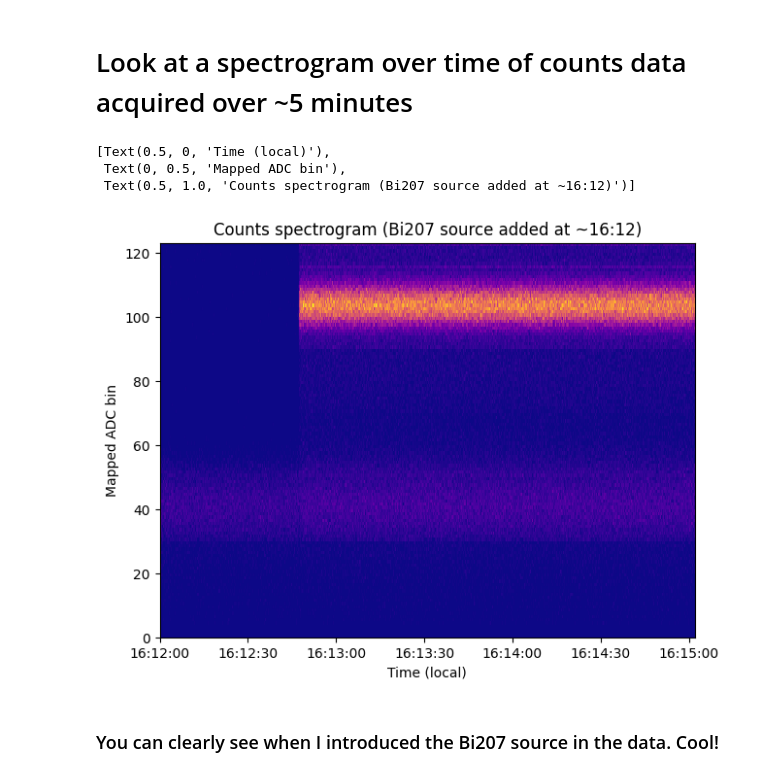
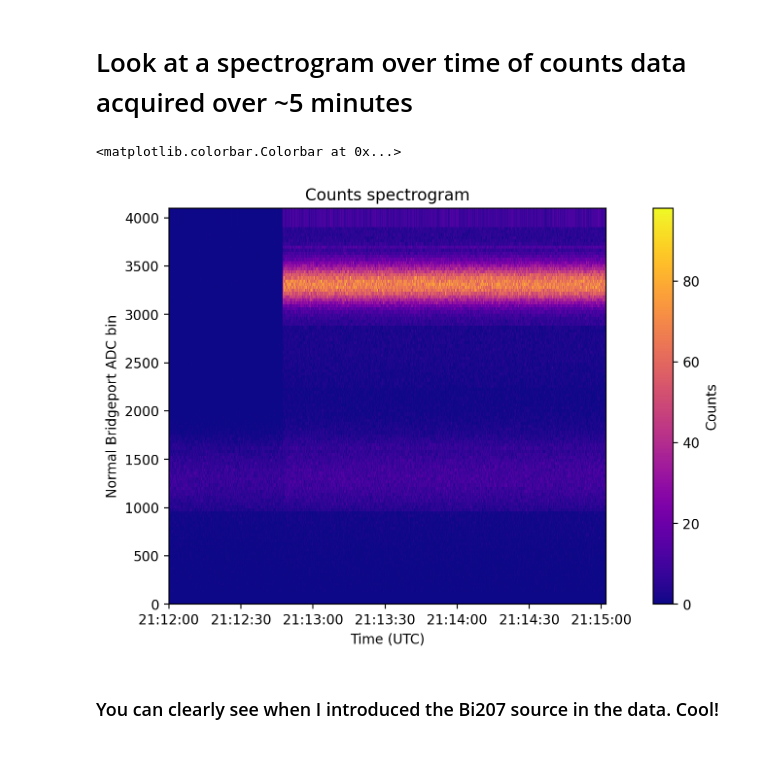
Before and after one commit to umn-impish/umn-detector-code, a Jupyter notebook: python/examples/nominal-science-example/nominal-analysis.ipynb, the cells around one changed output. Drawn from its saved outputs; the diff is of its cells as text; code cells hidden in the pictures.

```diff
--- a/python/examples/nominal-science-example/nominal-analysis.ipynb
+++ b/python/examples/nominal-science-example/nominal-analysis.ipynb
@@ -65,22 +50,18 @@ times = np.array([np.datetime64(t) for t in times])
-# %%
-fig, ax = plt.subplots(layout='constrained')
-weird_adc_bins = np.arange(counts_spectrogram.shape[1] + 1)
-ax.pcolormesh(
-    times,
-    weird_adc_bins,
-    counts_spectrogram.T,
-    cmap='plasma'
-)
-
-ax.set(
-    xlabel='Time (local)',
-    ylabel='Mapped ADC bin',
-    title='Counts spectrogram (Bi207 source added at ~16:12)'
-)
-# %% [output]
-[Text(0.5, 0, 'Time (local)'),
- Text(0, 0.5, 'Mapped ADC bin'),
- Text(0.5, 1.0, 'Counts spectrogram (Bi207 source added at ~16:12)')]
-[figure, removed]
+# %%
+import umndet.plotting as pl
+import importlib
+importlib.reload(pl)
+
+fig, ax = plt.subplots(layout='constrained')
+_, _, pcm = pl.plot_raw_time_slice_spectrogram(
+    hafx_data,
+    fig=fig,
+    ax=ax,
+)
+fig.set_constrained_layout(True)
+fig.colorbar(pcm, label='Counts')
+# %% [output]
+<matplotlib.colorbar.Colorbar at 0x...>
+[figure, added]
 # %% [markdown]
 ### You can clearly see when I introduced the Bi207 source in the data. Cool!
```
Also changed, not shown: parts of 6 cells of this notebook, 50 other files.
